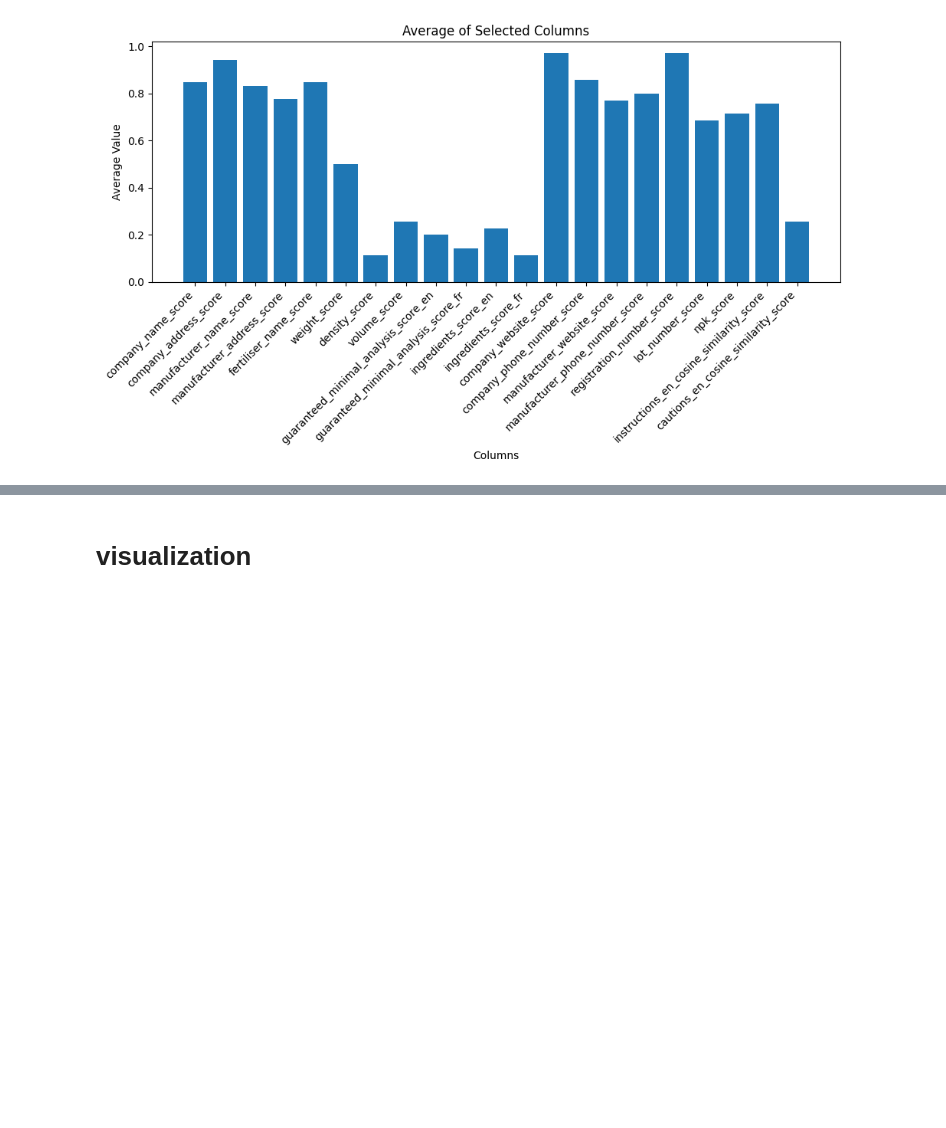
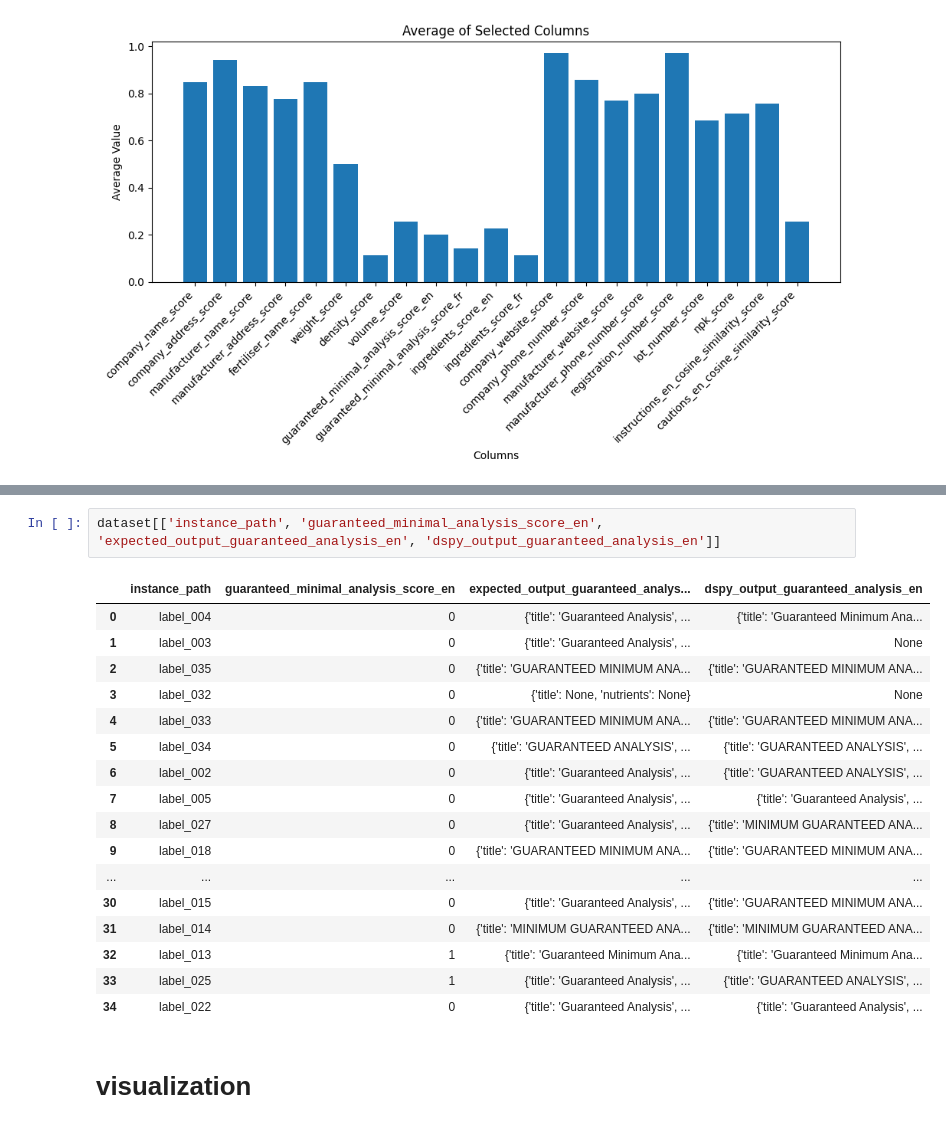
Before and after one commit to ai-cfia/fertiscan-pipeline, a Jupyter notebook: notebooks/metric.ipynb, the cells around one changed output, grey strips where cells are left out. Cells and saved outputs as stored; diff of their text form; blank space fills up the shorter version.

```diff
--- a/notebooks/metric.ipynb
+++ b/notebooks/metric.ipynb
@@ -1907,3 +1998,23 @@ plt.show()
+# %%
+dataset[['instance_path', 'guaranteed_minimal_analysis_score_en', 'expected_output_guaranteed_analysis_en', 'dspy_output_guaranteed_analysis_en']]
+# %% [output]
+|  | instance_path | guaranteed_minimal_analysis_score_en | expected_output_guaranteed_analys... | dspy_output_guaranteed_analysis_en |
+| 0 | label_004 | 0 | {'title': 'Guaranteed Analysis', ... | {'title': 'Guaranteed Minimum Ana... |
+| 1 | label_003 | 0 | {'title': 'Guaranteed Analysis', ... | None |
+| 2 | label_035 | 0 | {'title': 'GUARANTEED MINIMUM ANA... | {'title': 'GUARANTEED MINIMUM ANA... |
+| 3 | label_032 | 0 | {'title': None, 'nutrients': None} | None |
+| 4 | label_033 | 0 | {'title': 'GUARANTEED MINIMUM ANA... | {'title': 'GUARANTEED MINIMUM ANA... |
+| 5 | label_034 | 0 | {'title': 'GUARANTEED ANALYSIS', ... | {'title': 'GUARANTEED ANALYSIS', ... |
+| 6 | label_002 | 0 | {'title': 'Guaranteed Analysis', ... | {'title': 'GUARANTEED ANALYSIS', ... |
+| 7 | label_005 | 0 | {'title': 'Guaranteed Analysis', ... | {'title': 'Guaranteed Analysis', ... |
+| 8 | label_027 | 0 | {'title': 'Guaranteed Analysis', ... | {'title': 'MINIMUM GUARANTEED ANA... |
+| 9 | label_018 | 0 | {'title': 'GUARANTEED MINIMUM ANA... | {'title': 'GUARANTEED MINIMUM ANA... |
+| ... | ... | ... | ... | ... |
+| 30 | label_015 | 0 | {'title': 'Guaranteed Analysis', ... | {'title': 'GUARANTEED MINIMUM ANA... |
+| 31 | label_014 | 0 | {'title': 'MINIMUM GUARANTEED ANA... | {'title': 'MINIMUM GUARANTEED ANA... |
+| 32 | label_013 | 1 | {'title': 'Guaranteed Minimum Ana... | {'title': 'Guaranteed Minimum Ana... |
+| 33 | label_025 | 1 | {'title': 'Guaranteed Analysis', ... | {'title': 'GUARANTEED ANALYSIS', ... |
+| 34 | label_022 | 0 | {'title': 'Guaranteed Analysis', ... | {'title': 'Guaranteed Analysis', ... |
 # %% [markdown]
 # visualization
 # %%
```
Also changed, not shown: parts of 6 cells of this notebook.
